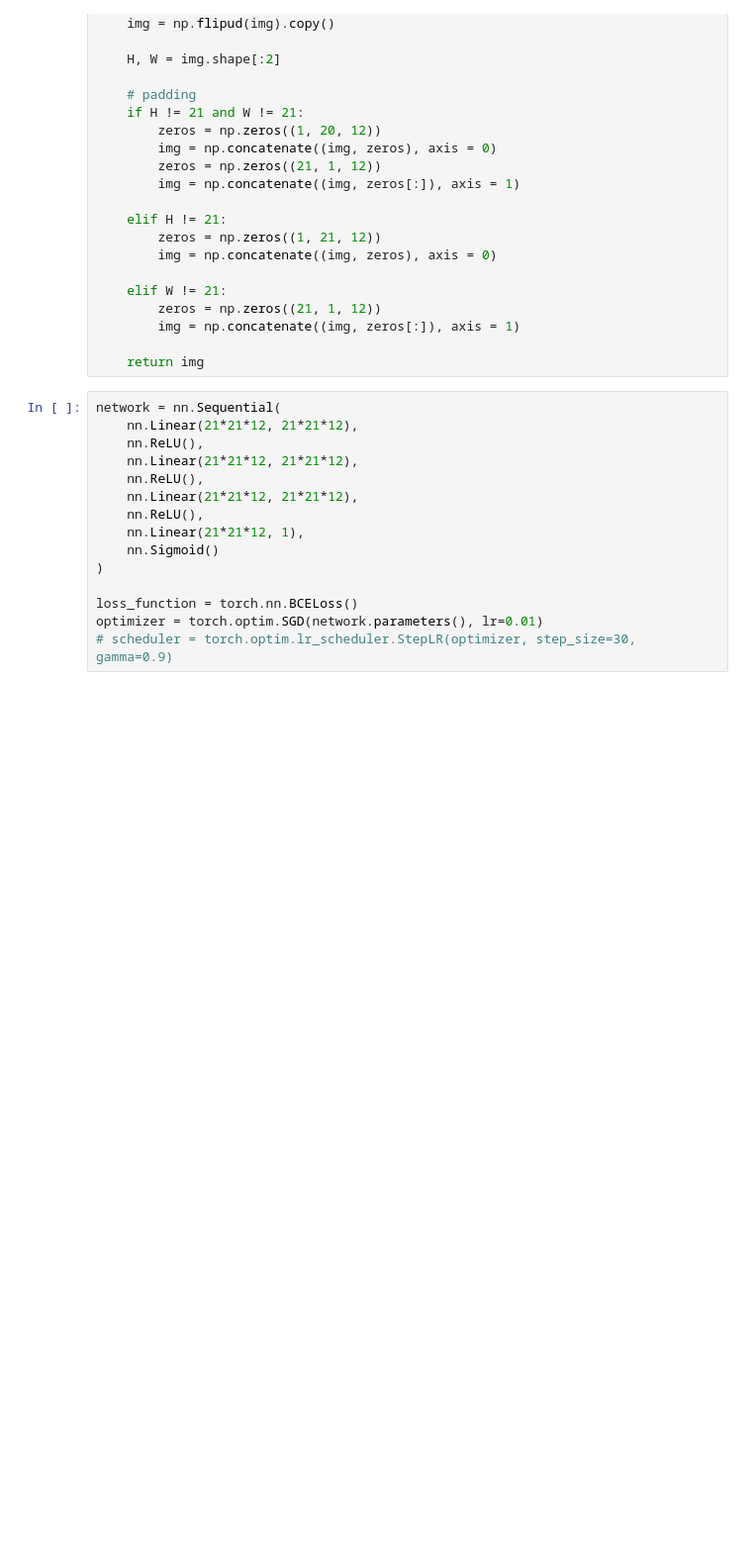
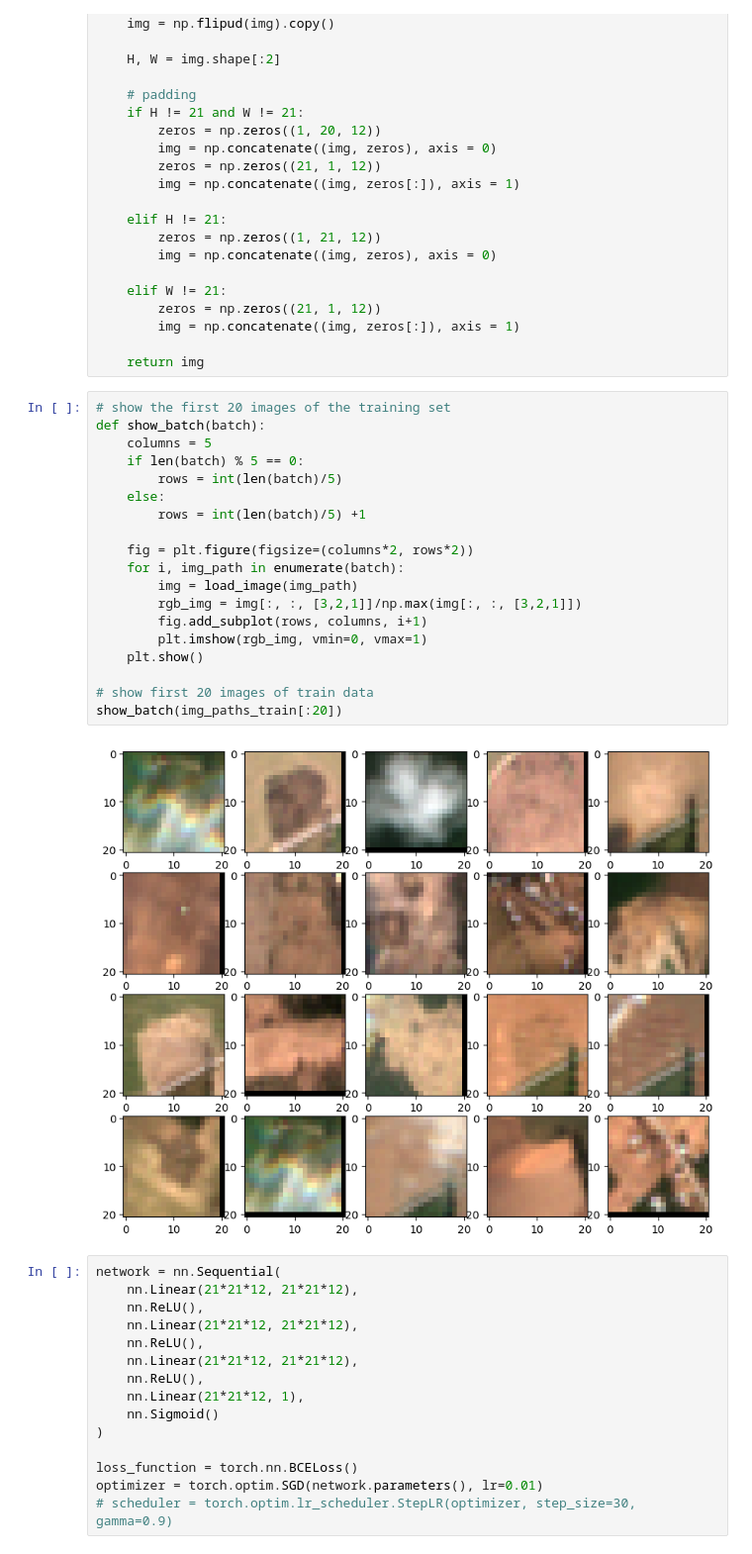
Before and after one commit to Kyrne/D7046E-Project, a Jupyter notebook: classifier.ipynb, the cells around one changed output. Shown at 99% size. Drawn from its saved outputs; the diff is of its cells as text; blank space fills up the shorter version.

```diff
--- a/classifier.ipynb
+++ b/classifier.ipynb
@@ -70,6 +109,27 @@ def load_image(path):
         img = np.concatenate((img, zeros[:]), axis = 1)
 
     return img
+# %%
+# show the first 20 images of the training set
+def show_batch(batch):
+    columns = 5
+    if len(batch) % 5 == 0:
+        rows = int(len(batch)/5)
+    else:
+        rows = int(len(batch)/5) +1
+
+    fig = plt.figure(figsize=(columns*2, rows*2))
+    for i, img_path in enumerate(batch):
+        img = load_image(img_path)
+        rgb_img = img[:, :, [3,2,1]]/np.max(img[:, :, [3,2,1]])
+        fig.add_subplot(rows, columns, i+1)
+        plt.imshow(rgb_img, vmin=0, vmax=1)
+    plt.show()
+
+# show first 20 images of train data
+show_batch(img_paths_train[:20])
+# %% [output]
+[figure, added]
 # %%
 network = nn.Sequential(
     nn.Linear(21*21*12, 21*21*12),
```
Also changed, not shown: parts of 5 cells of this notebook.
